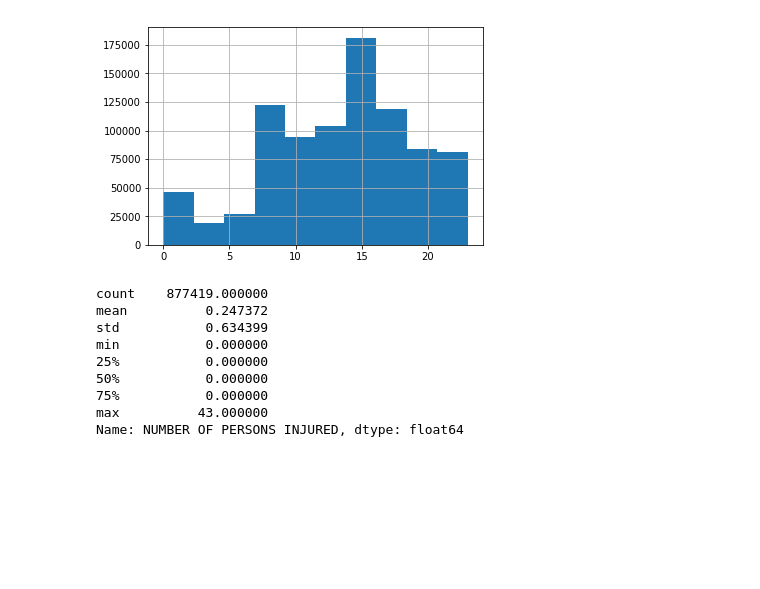
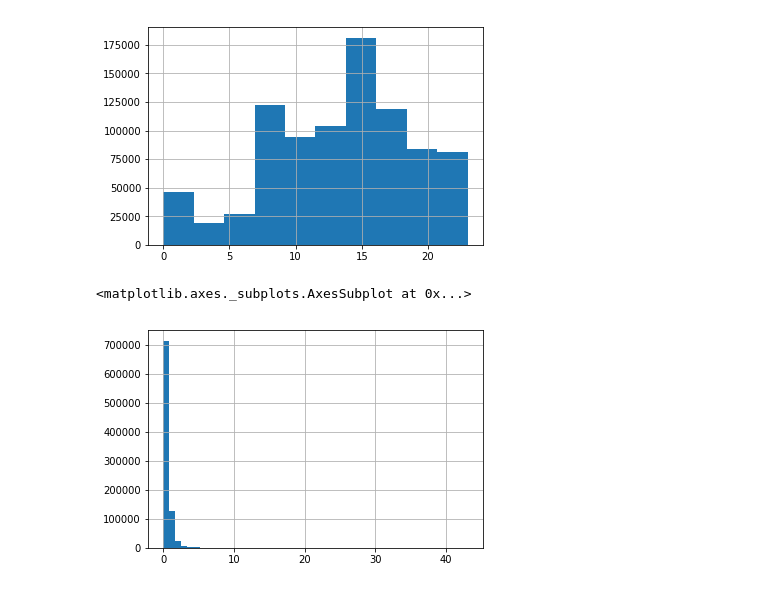
Before and after one commit to udacity/sapient-webinar, a Jupyter notebook: collisions.ipynb, the cells around one changed output. Cells and saved outputs as stored; diff of their text form; code cells hidden in the pictures; blank space fills up the shorter version.

```diff
--- a/collisions.ipynb
+++ b/collisions.ipynb
@@ -157,0 +188,6 @@ array([2018, 2017, 2016, 2015, 2014, 2013, 2012])
+# %%
+valid_lat  = (data.LATITUDE >= 40.477399) & (data.LATITUDE <= 40.917577)
+valid_long = (data.LONGITUDE >= -74.259090) & (data.LONGITUDE <= -73.700272)
+valid_coord = valid_lat & valid_long
+data = data[valid_coord]
+print(data.shape)
@@ -168,14 +230,7 @@ plt.show()
 # %% [output]
 [figure]
 # %%
-data['NUMBER OF PERSONS INJURED'].describe()
+data['NUMBER OF PERSONS INJURED'].hist(bins=50)
 # %% [output]
-count    877419.000000
-mean          0.247372
-std           0.634399
-min           0.000000
-25%           0.000000
-50%           0.000000
-75%           0.000000
-max          43.000000
-Name: NUMBER OF PERSONS INJURED, dtype: float64
+<matplotlib.axes._subplots.AxesSubplot at 0x...>
+[figure, added]
```
Also changed, not shown: parts of 13 cells of this notebook.
